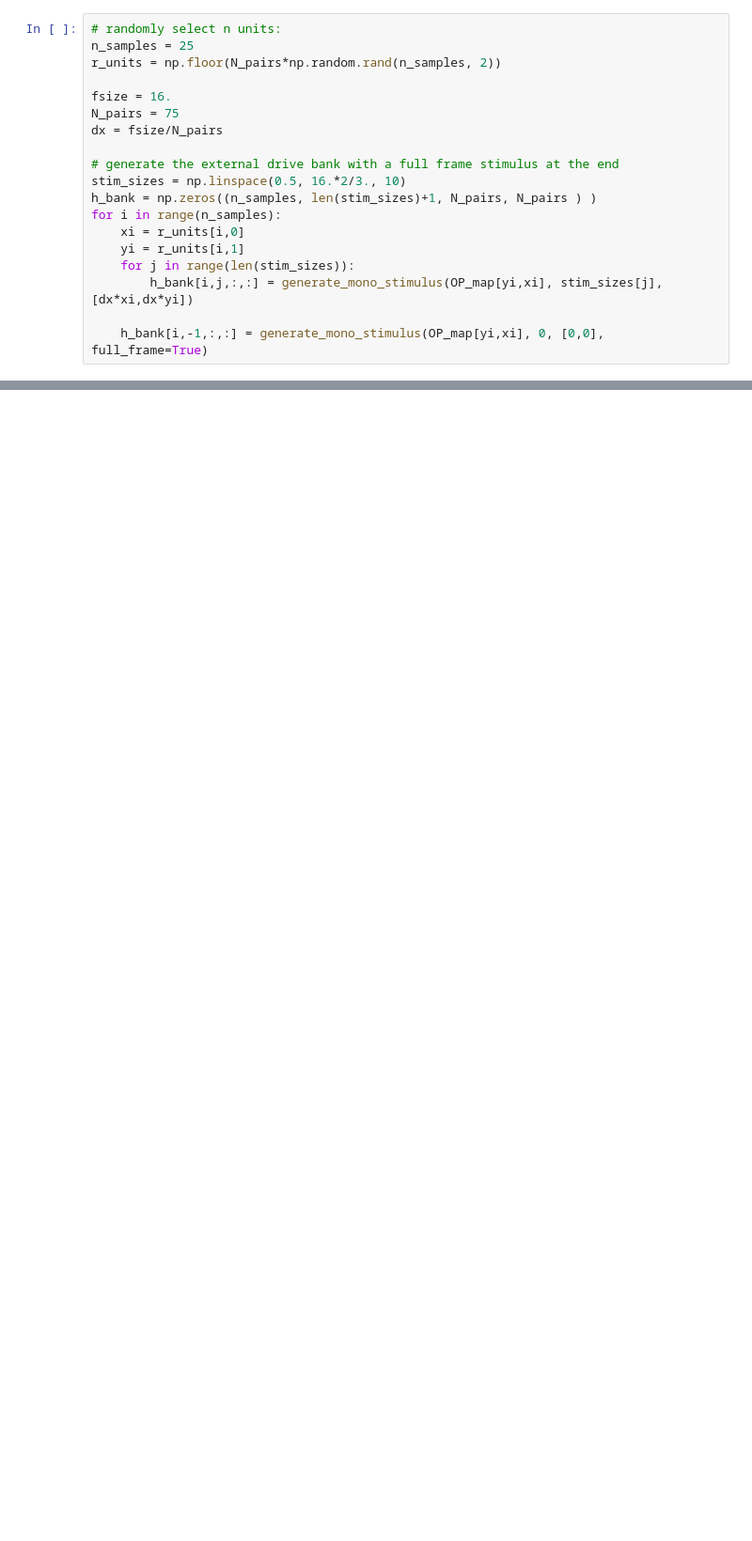
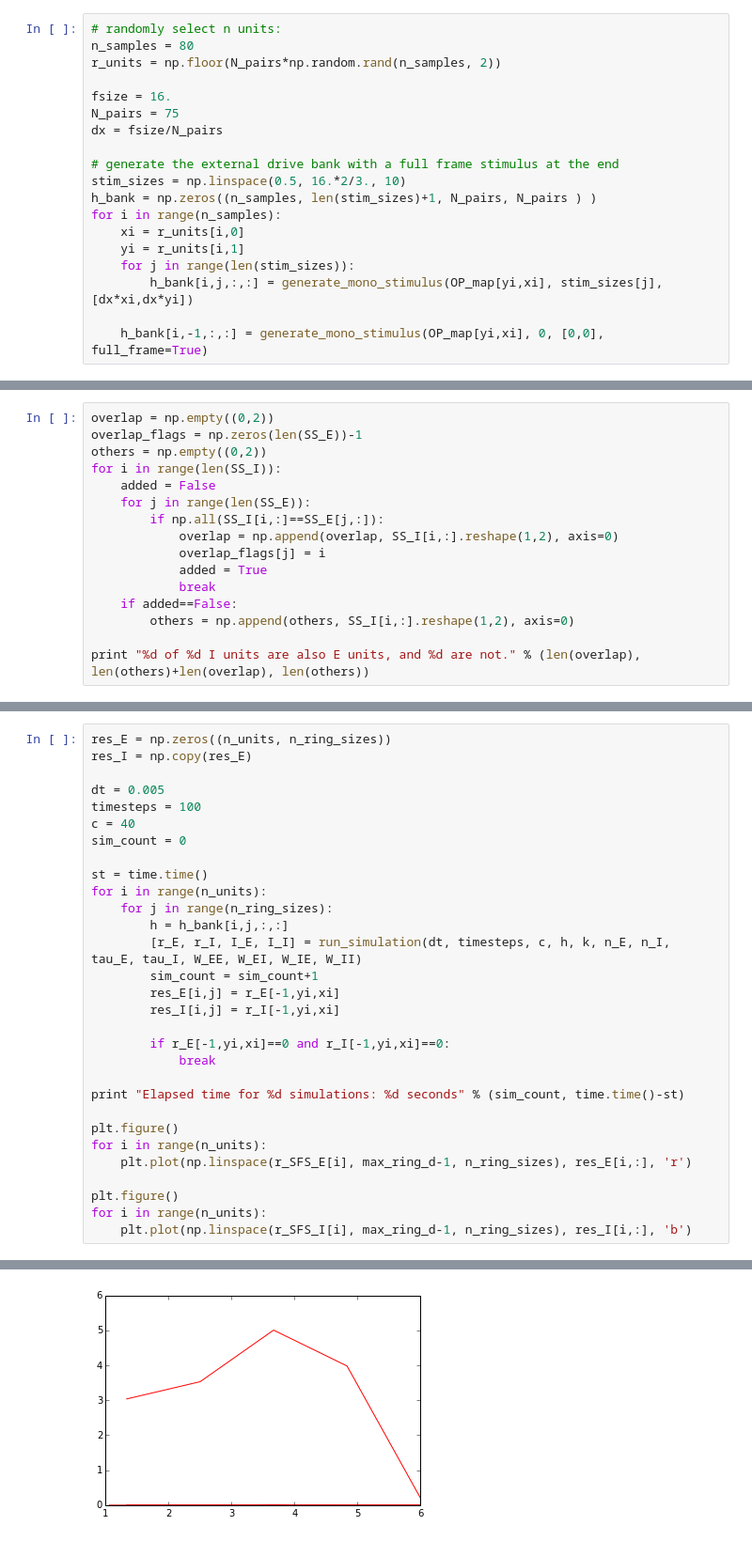
Before and after one commit to benselby/v1_modelling, a Jupyter notebook: mechanistic/SSN_2D_model-OD-working.ipynb, the cells around one changed output, grey strips where cells are left out. Shown: that part at 94% size. Cells and saved outputs as stored; diff of their text form; blank space fills up the shorter version.

```diff
--- a/mechanistic/SSN_2D_model-OD-working.ipynb
+++ b/mechanistic/SSN_2D_model-OD-working.ipynb
@@ -447,7 +528,7 @@ def find_SS_units(W_EE, W_EI, W_IE, W_II, OP_map, h_bank, r_units, SSI_thresh=0.
     return [SS_E, SS_I, results_E, results_I]
 # %%
 # randomly select n units:
-n_samples = 25
+n_samples = 80
 r_units = np.floor(N_pairs*np.random.rand(n_samples, 2))
 
 fsize = 16.
@@ -492,0 +571,16 @@ Elapsed time:  9585.57112408
+# %%
+overlap = np.empty((0,2))
+overlap_flags = np.zeros(len(SS_E))-1
+others = np.empty((0,2))
+for i in range(len(SS_I)):
+    added = False
+    for j in range(len(SS_E)):
+        if np.all(SS_I[i,:]==SS_E[j,:]):
+            overlap = np.append(overlap, SS_I[i,:].reshape(1,2), axis=0)
+            overlap_flags[j] = i
+            added = True
+            break
+    if added==False:
+        others = np.append(others, SS_I[i,:].reshape(1,2), axis=0)
+
+print "%d of %d I units are also E units, and %d are not." % (len(overlap), len(others)+len(overlap), len(others))
@@ -492,0 +712,31 @@ Elapsed time:  9585.57112408
+# %%
+res_E = np.zeros((n_units, n_ring_sizes))
+res_I = np.copy(res_E)
+
+dt = 0.005
+timesteps = 100
+c = 40
+sim_count = 0
+
+st = time.time()
+for i in range(n_units):
+    for j in range(n_ring_sizes):
+        h = h_bank[i,j,:,:]
+        [r_E, r_I, I_E, I_I] = run_simulation(dt, timesteps, c, h, k, n_E, n_I, tau_E, tau_I, W_EE, W_EI, W_IE, W_II)
+        sim_count = sim_count+1
+        res_E[i,j] = r_E[-1,yi,xi]
+        res_I[i,j] = r_I[-1,yi,xi]
+
+        if r_E[-1,yi,xi]==0 and r_I[-1,yi,xi]==0:
+            break
+
+print "Elapsed time for %d simulations: %d seconds" % (sim_count, time.time()-st)
+
+plt.figure()
+for i in range(n_units):
+    plt.plot(np.linspace(r_SFS_E[i], max_ring_d-1, n_ring_sizes), res_E[i,:], 'r')
+
+plt.figure()
+for i in range(n_units):
+    plt.plot(np.linspace(r_SFS_I[i], max_ring_d-1, n_ring_sizes), res_I[i,:], 'b')
+# %% [output]
@@ -492,0 +744 @@ Elapsed time:  9585.57112408
+[figure, added]
```
Also changed, not shown: parts of 33 cells of this notebook.
